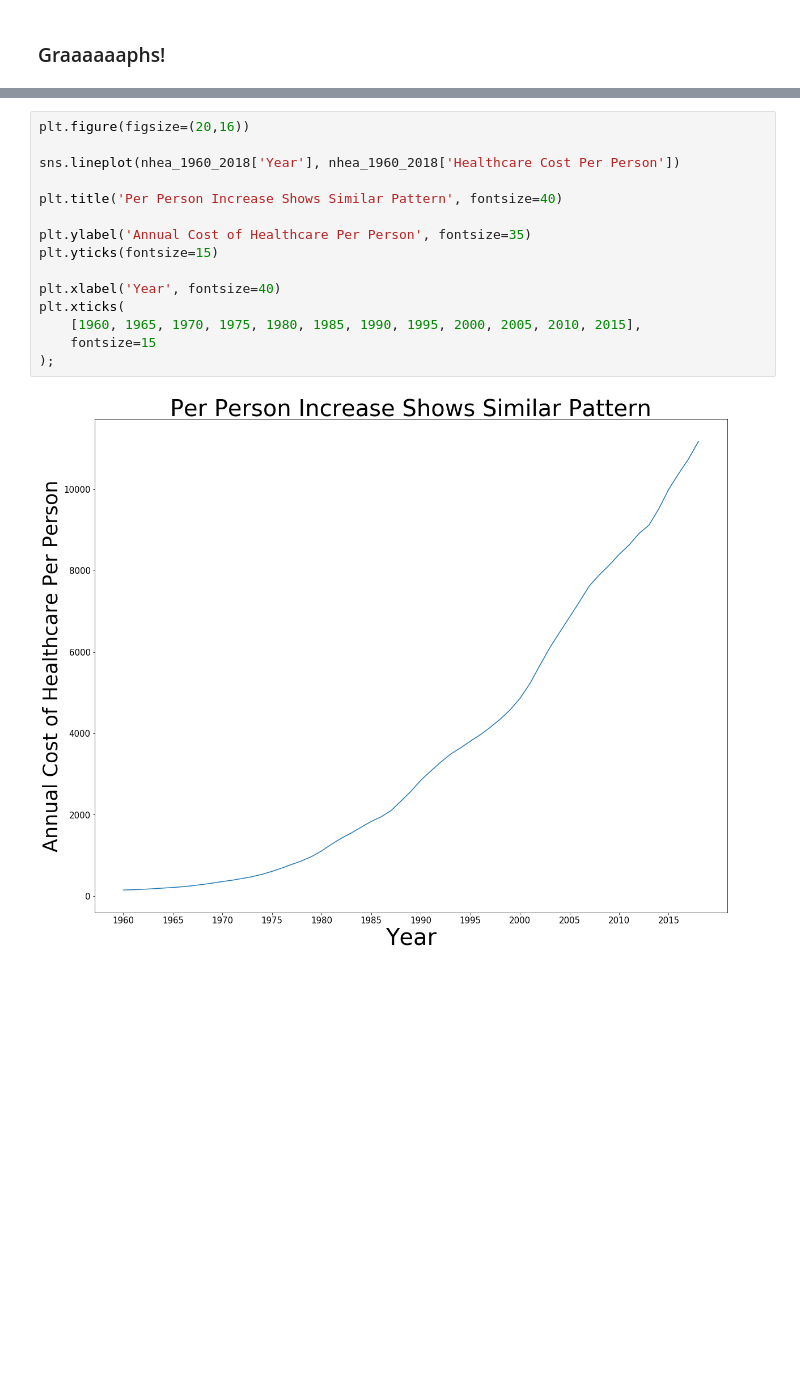
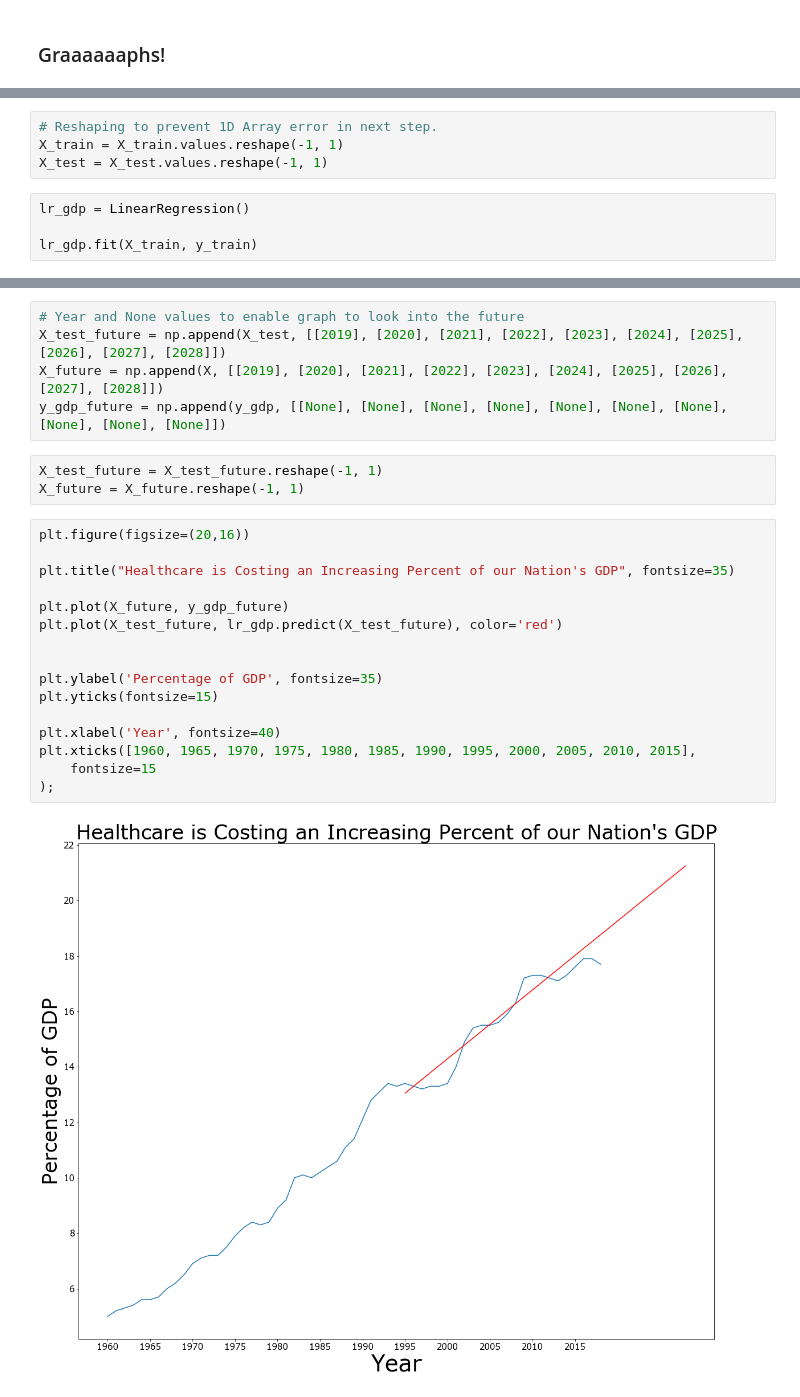
Before and after one commit to nmwhitehead/Healthcare-Costs, a Jupyter notebook: Healthcare.ipynb, the cells around one changed output, grey strips where cells are left out. Cells and saved outputs as stored; diff of their text form; blank space fills up the shorter version.

Commit message:
Figured Out The Graphs

```diff
--- a/Healthcare.ipynb
+++ b/Healthcare.ipynb
@@ -55,0 +182,8 @@ nhea_1960_2018['Healthcare Cost Per Person'] = nhea_1960_2018['National Health E
+# %%
+# Reshaping to prevent 1D Array error in next step.
+X_train = X_train.values.reshape(-1, 1)
+X_test = X_test.values.reshape(-1, 1)
+# %%
+lr_gdp = LinearRegression()
+
+lr_gdp.fit(X_train, y_train)
@@ -73,17 +231,26 @@ plt.xticks(
+# %%
+# Year and None values to enable graph to look into the future
+X_test_future = np.append(X_test, [[2019], [2020], [2021], [2022], [2023], [2024], [2025], [2026], [2027], [2028]])
+X_future = np.append(X, [[2019], [2020], [2021], [2022], [2023], [2024], [2025], [2026], [2027], [2028]])
+y_gdp_future = np.append(y_gdp, [[None], [None], [None], [None], [None], [None], [None], [None], [None], [None]])
+# %%
+X_test_future = X_test_future.reshape(-1, 1)
+X_future = X_future.reshape(-1, 1)
 # %%
 plt.figure(figsize=(20,16))
 
-sns.lineplot(nhea_1960_2018['Year'], nhea_1960_2018['Healthcare Cost Per Person'])
+plt.title("Healthcare is Costing an Increasing Percent of our Nation's GDP", fontsize=35)
 
-plt.title('Per Person Increase Shows Similar Pattern', fontsize=40)
+plt.plot(X_future, y_gdp_future)
+plt.plot(X_test_future, lr_gdp.predict(X_test_future), color='red')
 
-plt.ylabel('Annual Cost of Healthcare Per Person', fontsize=35)
+
+plt.ylabel('Percentage of GDP', fontsize=35)
 plt.yticks(fontsize=15)
 
 plt.xlabel('Year', fontsize=40)
-plt.xticks(
-    [1960, 1965, 1970, 1975, 1980, 1985, 1990, 1995, 2000, 2005, 2010, 2015],
+plt.xticks([1960, 1965, 1970, 1975, 1980, 1985, 1990, 1995, 2000, 2005, 2010, 2015],
     fontsize=15
 );
 # %% [output]
-[figure, old version]
+[figure, new version]
```
Also changed, not shown: parts of 30 cells of this notebook.
